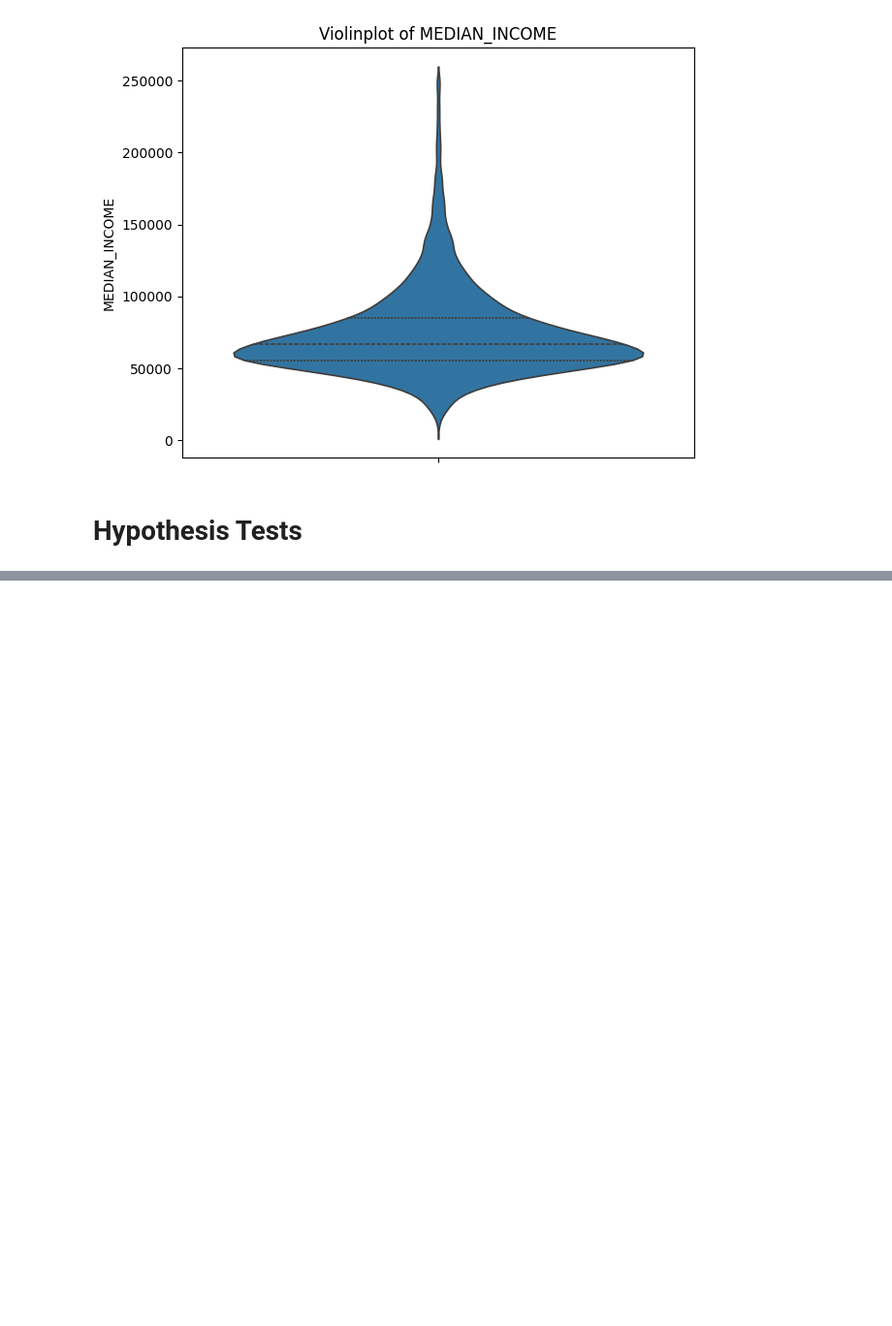
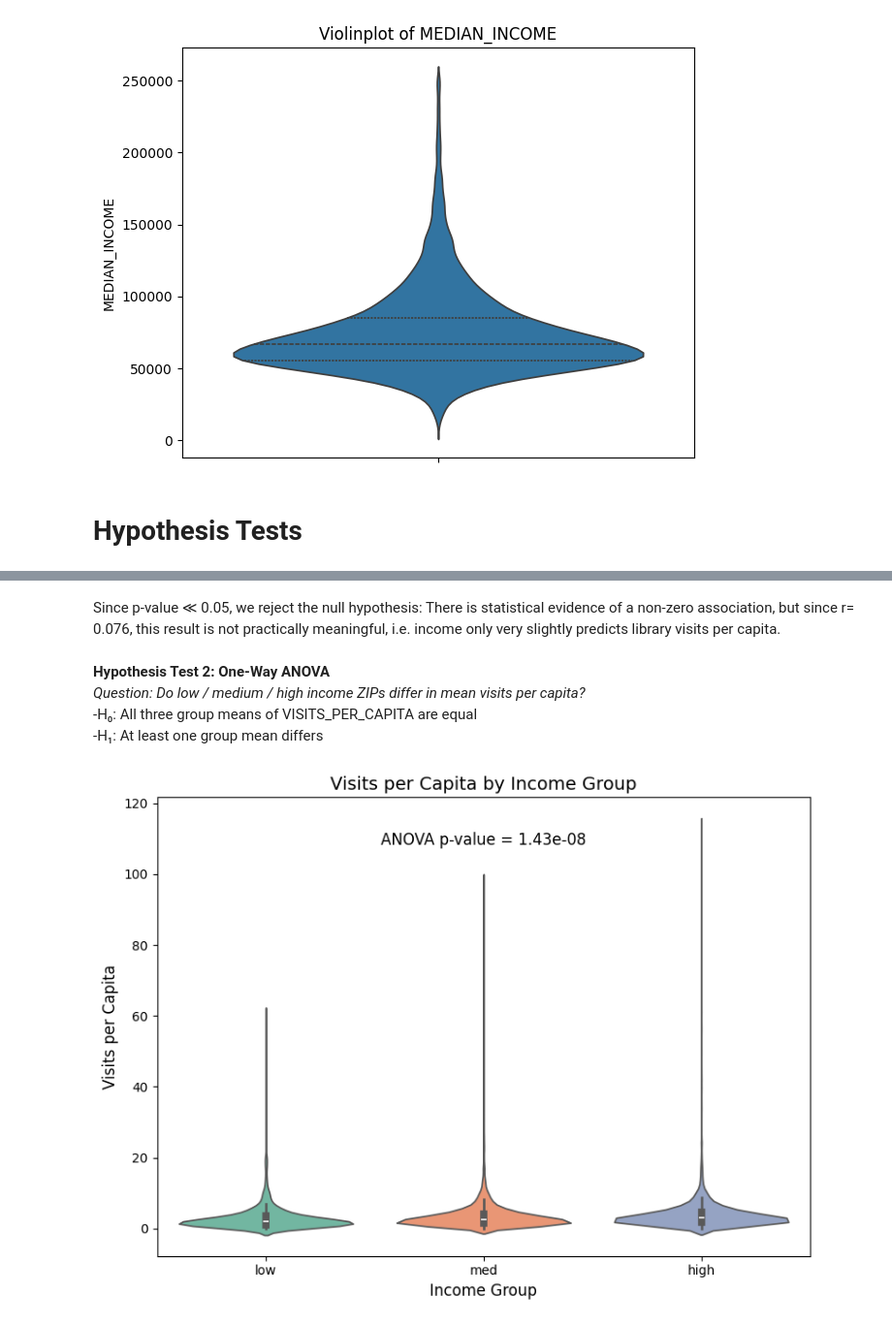
Before and after one commit to Bdem1rel/Library_Usage_Analysis, a Jupyter notebook: Notebooks/EDA.ipynb, the cells around one changed output, grey strips where cells are left out. Shown at 97% size. Saved outputs shown, nothing was run; the diff lists cells and outputs as text; code cells hidden in the pictures; blank space fills up the shorter version.

Commit message:
Add 4 hypothesis tests to EDA.ipynb

```diff
--- a/Notebooks/EDA.ipynb
+++ b/Notebooks/EDA.ipynb
@@ -255,0 +324,42 @@ for col in cols:
+# %% [markdown]
+Since p-value ≪ 0.05, we reject the null hypothesis: There is statistical evidence of a non-zero association, but since r= 0.076, this result is not practically meaningful, i.e. income only very slightly predicts library visits per capita.
+# %% [markdown]
+**Hypothesis Test 2: One-Way ANOVA**
+*Question: Do low / medium / high income ZIPs differ in mean visits per capita?*
+-H₀: All three group means of VISITS_PER_CAPITA are equal
+-H₁: At least one group mean differs
+# %%
+from scipy.stats import f_oneway
+
+# Bin income into tertiles
+df = analysis_df.copy()
+df["INCOME_GROUP"] = pd.qcut(df["MEDIAN_INCOME"], 3, labels=["low","med","high"])
+groups = [g.dropna() for _,g in df.groupby("INCOME_GROUP", observed=True)["VISITS_PER_CAPITA"]]
+stat, p = f_oneway(*groups)
+
+# Create the violin plot
+plt.figure(figsize=(8, 6))
+sns.violinplot(
+    data=df,
+    x="INCOME_GROUP",
+    y="VISITS_PER_CAPITA",
+    inner="box",
+    palette="Set2",
+    hue="INCOME_GROUP",
+    legend=False
+)
+
+# Annotate p-value on plot
+plt.text(
+    1.0, df["VISITS_PER_CAPITA"].max() * 0.95,
+    f"ANOVA p-value = {p:.2e}",
+    ha="center", fontsize=12, color="black"
+)
+
+plt.title("Visits per Capita by Income Group", fontsize=14)
+plt.xlabel("Income Group", fontsize=12)
+plt.ylabel("Visits per Capita", fontsize=12)
+plt.tight_layout()
+plt.show()
+# %% [output]
+[figure, added]
```
Also changed, not shown: parts of 14 cells of this notebook.
